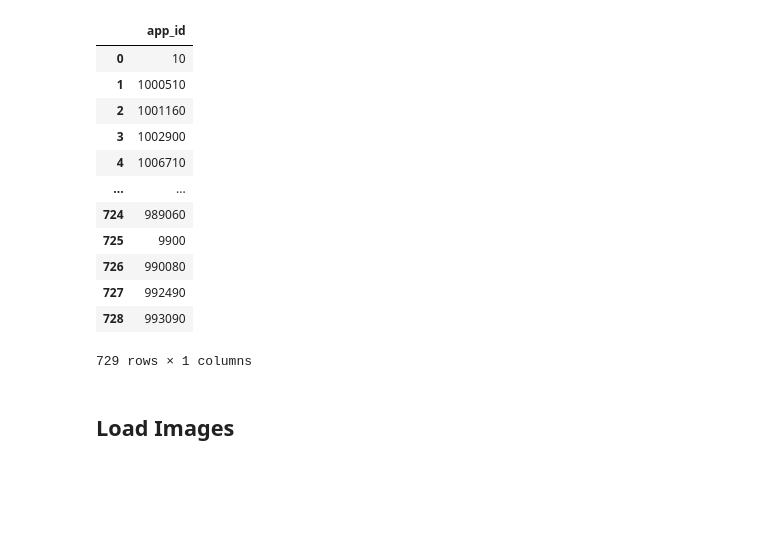
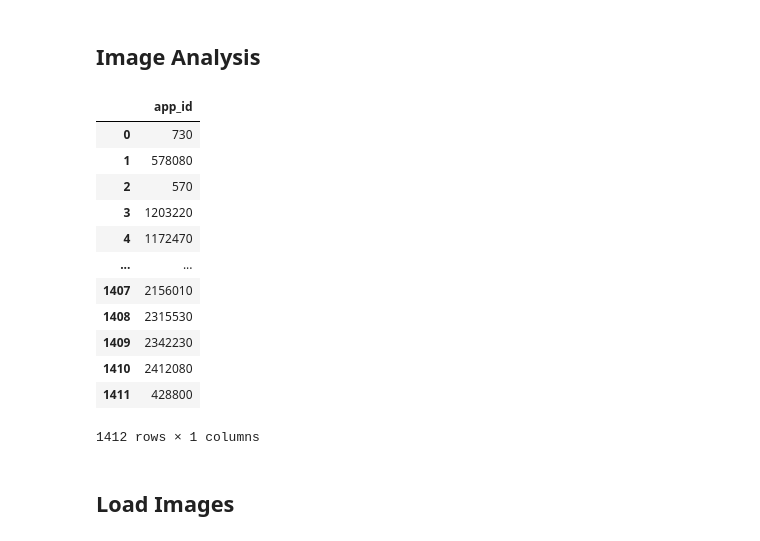
Before and after one commit to ericzander/cs670_project, a Jupyter notebook: notebooks/images.ipynb, the cells around one changed output. Saved outputs shown, nothing was run; the diff lists cells and outputs as text; code cells hidden in the pictures; blank space fills up the shorter version.

```diff
--- a/notebooks/images.ipynb
+++ b/notebooks/images.ipynb
@@ -1,3 +1,5 @@
+# %% [markdown]
+## Image Analysis
 # %%
 import os
 import random
@@ -13,33 +15,32 @@ games = pd.read_csv(data_dir + "games.csv")
 genres = pd.read_csv(data_dir + "genres_translated.csv")
 spy = pd.read_csv(data_dir + "steamspy_insights.csv")
 prom = pd.read_csv(data_dir + "promotional.csv")
-# %%
-# Define the folder containing the images
-image_dir = "../data/img/header"
-
-# Get list of image files
-image_files = [f for f in os.listdir(image_dir) if f.endswith(('.jpg', '.png', '.jpeg'))]
-
-# Extract numbers from filenames
-app_ids = [int(os.path.splitext(f)[0]) for f in image_files]
-
-# Create a DataFrame
-df = pd.DataFrame({"app_id": app_ids})
-df
-# %% [output]
-|  | app_id |
-| 0 | 10 |
-| 1 | 1000510 |
-| 2 | 1001160 |
-| 3 | 1002900 |
-| 4 | 1006710 |
-| ... | ... |
-| 724 | 989060 |
-| 725 | 9900 |
-| 726 | 990080 |
-| 727 | 992490 |
-| 728 | 993090 |
-729 rows × 1 columns
+# %%
+df = games.loc[:, ["app_id", "name"]]
+df = df.merge(spy.loc[:, ["app_id", "concurrent_users_yesterday"]], how="inner", on="app_id")
+df = df.merge(genres, how="right", on="app_id")
+
+top_n = 100
+top = df.sort_values(by="concurrent_users_yesterday", ascending=False).groupby("genre").head(top_n)
+counts = top.genre.value_counts()
+top = top[top["genre"].map(counts) >= top_n]
+
+df = pd.DataFrame({"app_id": top.app_id.unique()})
+df
+# %% [output]
+|  | app_id |
+| 0 | 730 |
+| 1 | 578080 |
+| 2 | 570 |
+| 3 | 1203220 |
+| 4 | 1172470 |
+| ... | ... |
+| 1407 | 2156010 |
+| 1408 | 2315530 |
+| 1409 | 2342230 |
+| 1410 | 2412080 |
+| 1411 | 428800 |
+1412 rows × 1 columns
 # %% [markdown]
 ## Load Images
 # %%
```
Also changed, not shown: parts of 11 cells of this notebook, 1 other file.
